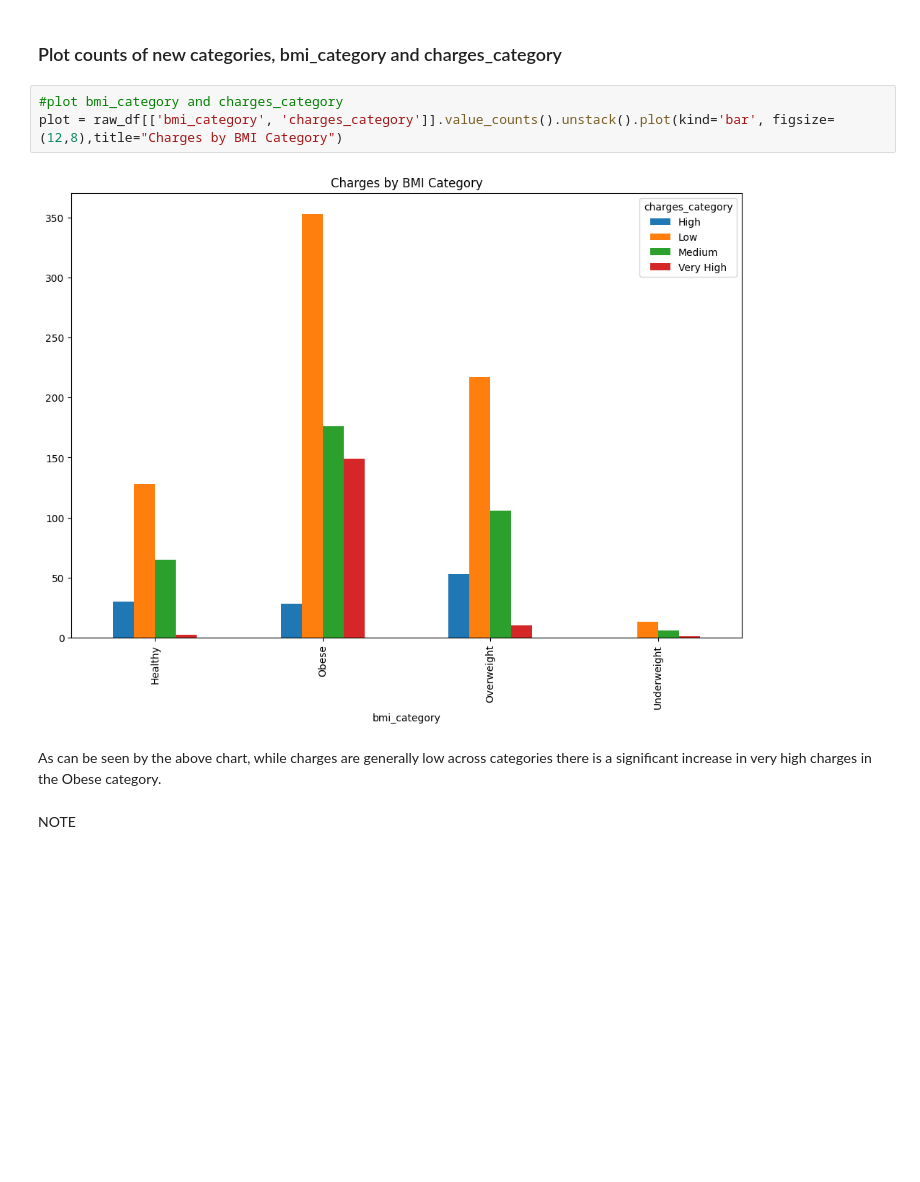
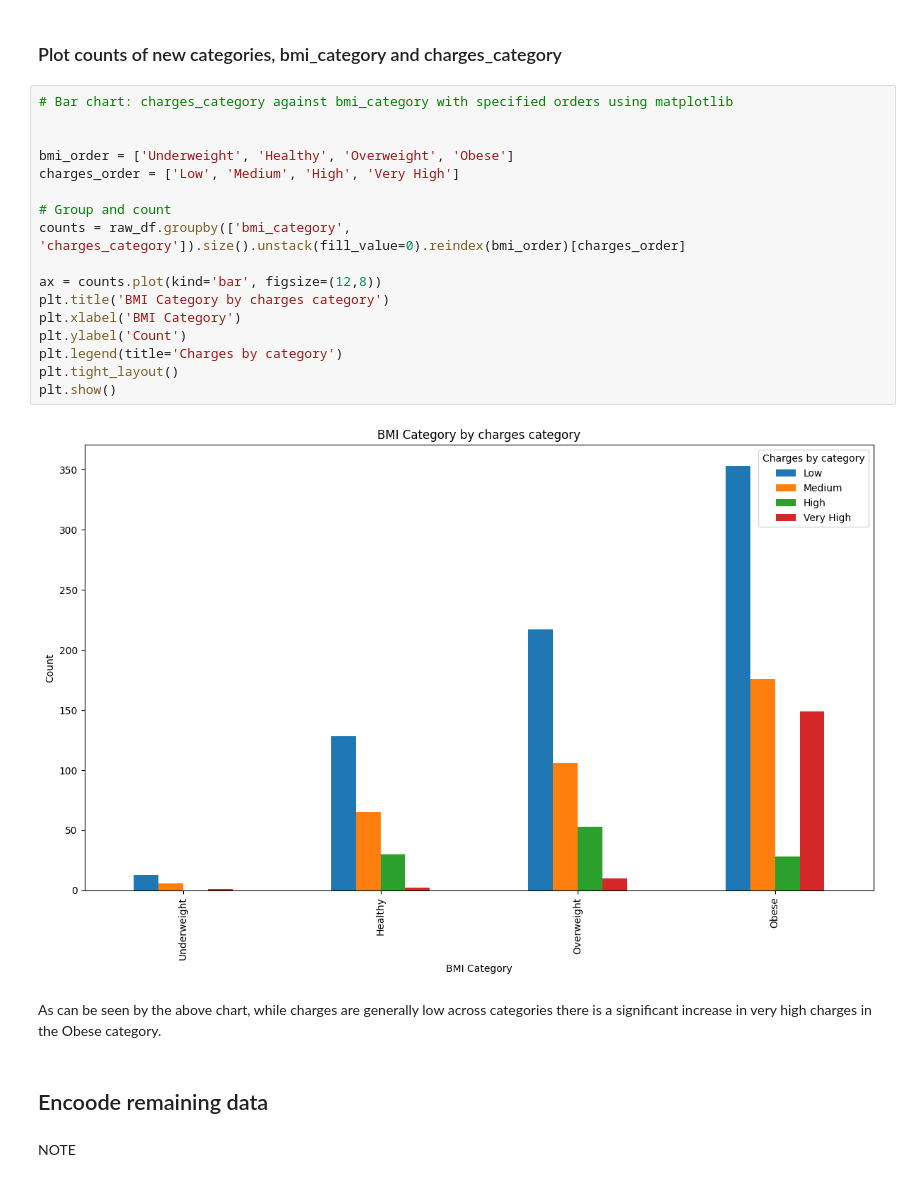
Before and after one commit to Mikeecee1/HealthInsuranceAnalysis, a Jupyter notebook: jupyter_notebooks/Extraction.ipynb, the cells around one changed output. Drawn from its saved outputs; the diff is of its cells as text; blank space fills up the shorter version.

```diff
--- a/jupyter_notebooks/Extraction.ipynb
+++ b/jupyter_notebooks/Extraction.ipynb
@@ -203,13 +217,29 @@ raw_df.head()
 ---
 # %% [markdown]
 ### Plot counts of new categories, bmi_category and charges_category
-# %%
-#plot bmi_category and charges_category
-plot = raw_df[['bmi_category', 'charges_category']].value_counts().unstack().plot(kind='bar', figsize=(12,8),title="Charges by BMI Category")
-# %% [output]
-[figure, removed]
+# %%
+# Bar chart: charges_category against bmi_category with specified orders using matplotlib
+
+
+bmi_order = ['Underweight', 'Healthy', 'Overweight', 'Obese']
+charges_order = ['Low', 'Medium', 'High', 'Very High']
+
+# Group and count
+counts = raw_df.groupby(['bmi_category', 'charges_category']).size().unstack(fill_value=0).reindex(bmi_order)[charges_order]
+
+ax = counts.plot(kind='bar', figsize=(12,8))
+plt.title('BMI Category by charges category')
+plt.xlabel('BMI Category')
+plt.ylabel('Count')
+plt.legend(title='Charges by category')
+plt.tight_layout()
+plt.show()
+# %% [output]
+[figure, added]
 # %% [markdown]
 As can be seen by the above chart, while charges are generally low across categories there is a significant increase in very high charges in the Obese category.
+# %% [markdown]
+## Encoode remaining data
 # %% [markdown]
 NOTE
 # %% [markdown]
```
Also changed, not shown: parts of 4 cells of this notebook.
